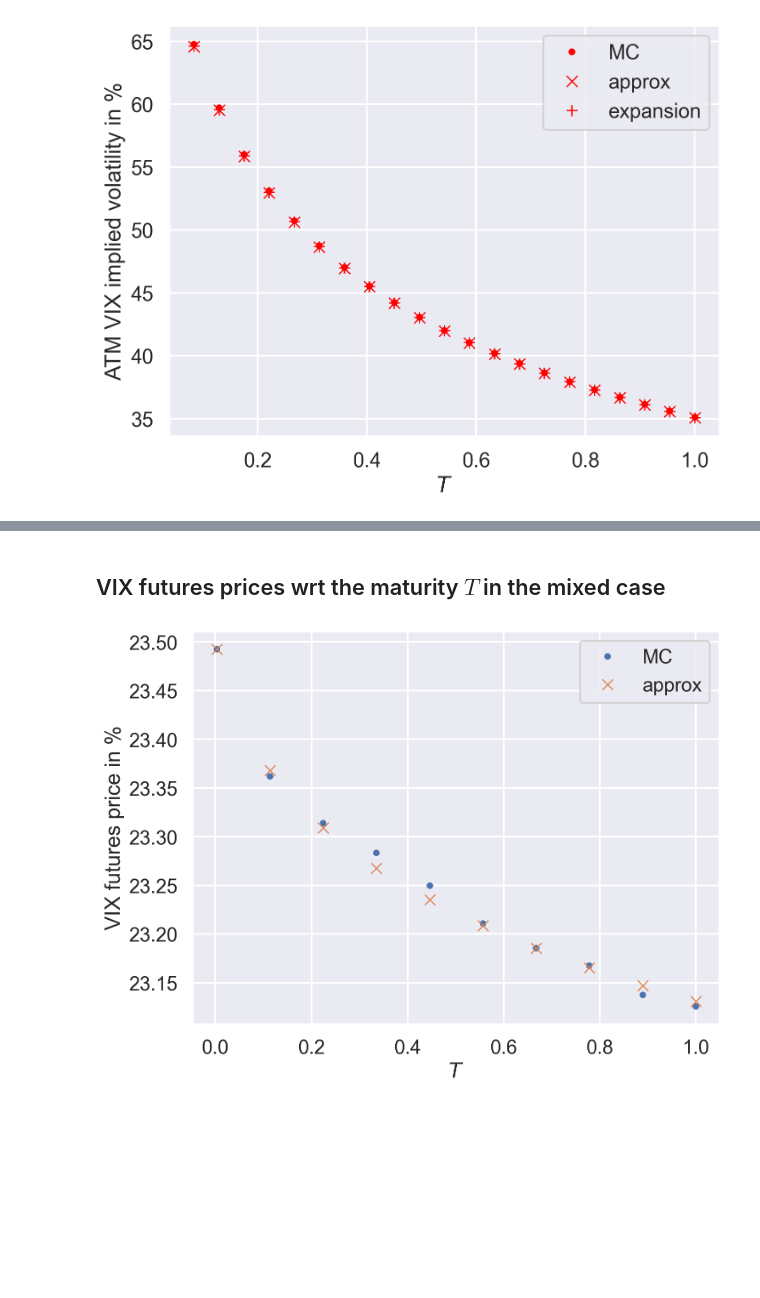
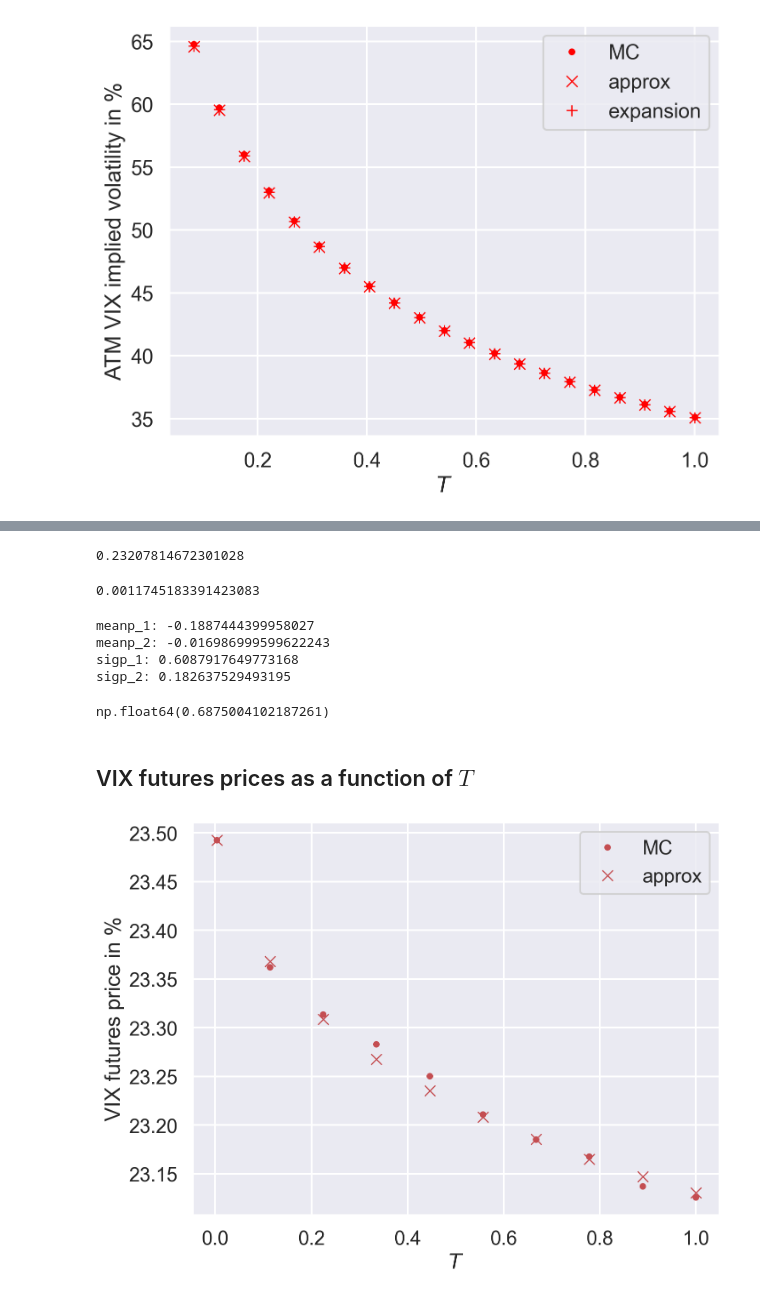
Before and after one commit to fbourgey/rough-bergomi, a Jupyter notebook: vix_weak_approx.ipynb, the cells around one changed output, grey strips where cells are left out. Cells and saved outputs as stored; diff of their text form; code cells hidden in the pictures; blank space fills up the shorter version.

```diff
--- a/vix_weak_approx.ipynb
+++ b/vix_weak_approx.ipynb
@@ -397,0 +422,20 @@ plt.show()
+# %%
+T = 0.5
+lbd = 0.3
+eta_2 = 0.3
+n_quad = 80
+K = 0.3
+
+fut_approx = rbergomi.price_vix_approx_mixed(
+    T=T, lbd=lbd, eta_2=eta_2, order=0, n_quad=n_quad, opt_payoff="fut"
+)
+print(fut_approx)
+# %% [output]
+0.23207814672301028
+# %%
+call_approx = rbergomi.price_vix_approx_mixed(
+    T=T, lbd=lbd, eta_2=eta_2, K=K, order=0, n_quad=n_quad, opt_payoff="call"
+)
+print(call_approx)
+# %% [output]
+0.0011745183391423083
@@ -398,5 +444,15 @@ plt.show()
+# %%
+rbergomi.price_vix_approx_mixed_order_0(
+    T=T, lbd=lbd, K=K, eta_2=eta_2, n_quad=20, opt_payoff="call"
+)
+# %% [output]
+meanp_1: -0.1887444399958027
+meanp_2: -0.016986999599622243
+sigp_1: 0.6087917649773168
+sigp_2: 0.182637529493195
+np.float64(0.6875004102187261)
 # %% [markdown]
-## VIX futures prices wrt the maturity $T$ in the mixed case
+## VIX futures prices as a function of $T$
 # %%
 tab_t = np.linspace(1.0 / 365.0, 1.0, 10)
 
@@ -419,11 +475,11 @@ vix_fut_t_approx = np.array(
 )
 # %%
 fig, ax = plt.subplots()
-ax.plot(tab_t, 100.0 * vix_fut_t, ".", label="MC")
-ax.plot(tab_t, 100.0 * vix_fut_t_approx, "x", label="approx")
+ax.plot(tab_t, 100.0 * vix_fut_t, ".r", label="MC")
+ax.plot(tab_t, 100.0 * vix_fut_t_approx, "xr", label="approx")
 ax.set_xlabel("$T$")
 ax.set_ylabel("VIX futures price in %")
 ax.legend()
 plt.show()
 # %% [output]
-[figure, old version]
+[figure, new version]
```
Also changed, not shown: parts of 14 cells of this notebook, 1 other file.
